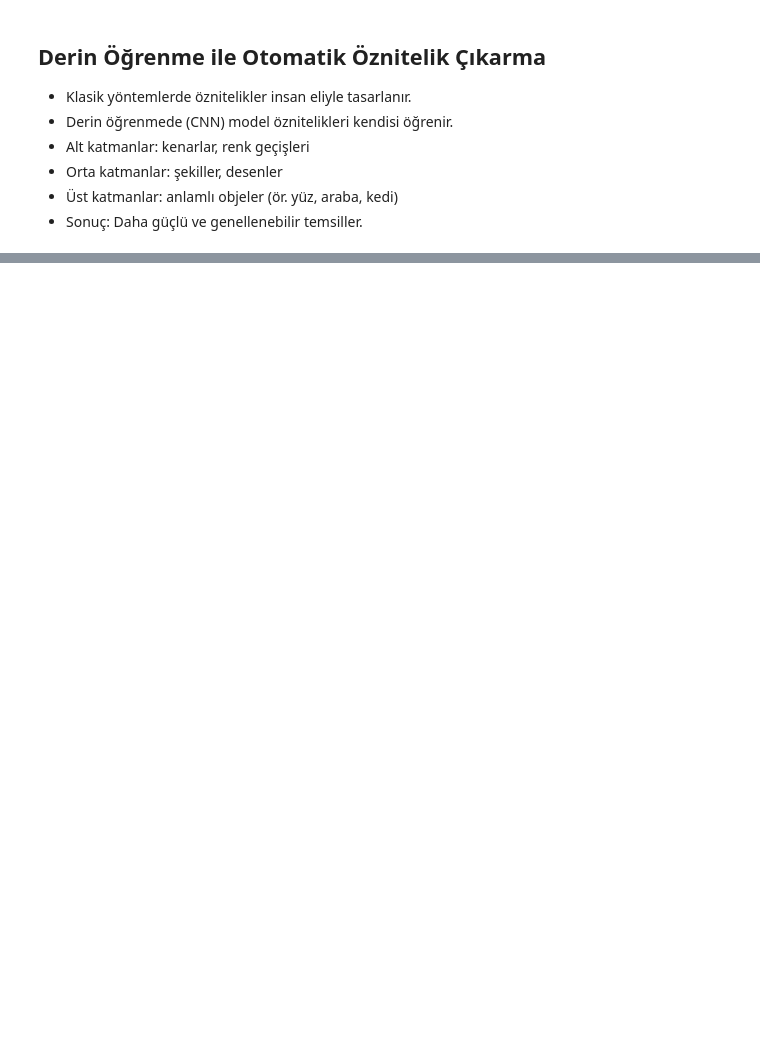
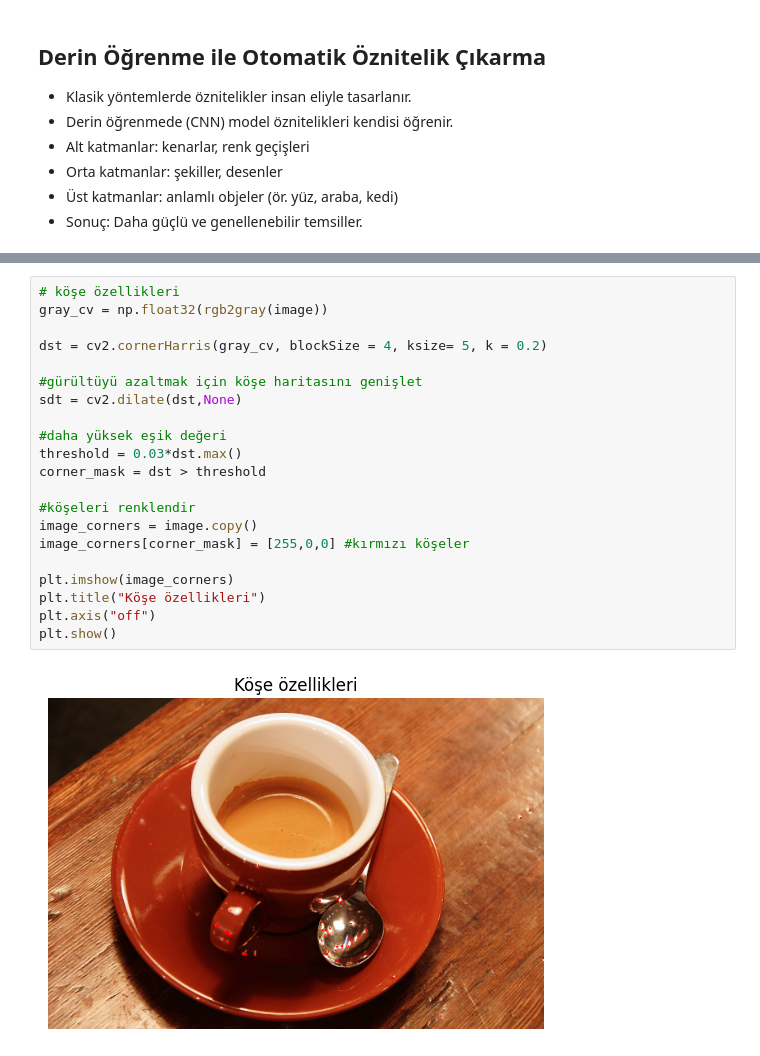
Before and after one commit to ArsenLupen53/GYZU-BTK-codespace, a Jupyter notebook: öznitelik_çıkarma/görüntü_öz_nitelik.ipynb, the cells around one changed output, grey strips where cells are left out. Drawn from its saved outputs; the diff is of its cells as text; blank space fills up the shorter version.

```diff
--- a/öznitelik_çıkarma/görüntü_öz_nitelik.ipynb
+++ b/öznitelik_çıkarma/görüntü_öz_nitelik.ipynb
@@ -27,0 +84,23 @@
+# %%
+# köşe özellikleri
+gray_cv = np.float32(rgb2gray(image))
+
+dst = cv2.cornerHarris(gray_cv, blockSize = 4, ksize= 5, k = 0.2)
+
+#gürültüyü azaltmak için köşe haritasını genişlet
+sdt = cv2.dilate(dst,None)
+
+#daha yüksek eşik değeri
+threshold = 0.03*dst.max()
+corner_mask = dst > threshold
+
+#köşeleri renklendir
+image_corners = image.copy()
+image_corners[corner_mask] = [255,0,0] #kırmızı köşeler
+
+plt.imshow(image_corners)
+plt.title("Köşe özellikleri")
+plt.axis("off")
+plt.show()
+# %% [output]
+[figure, added]
```
Also changed, not shown: parts of 7 cells of this notebook.
